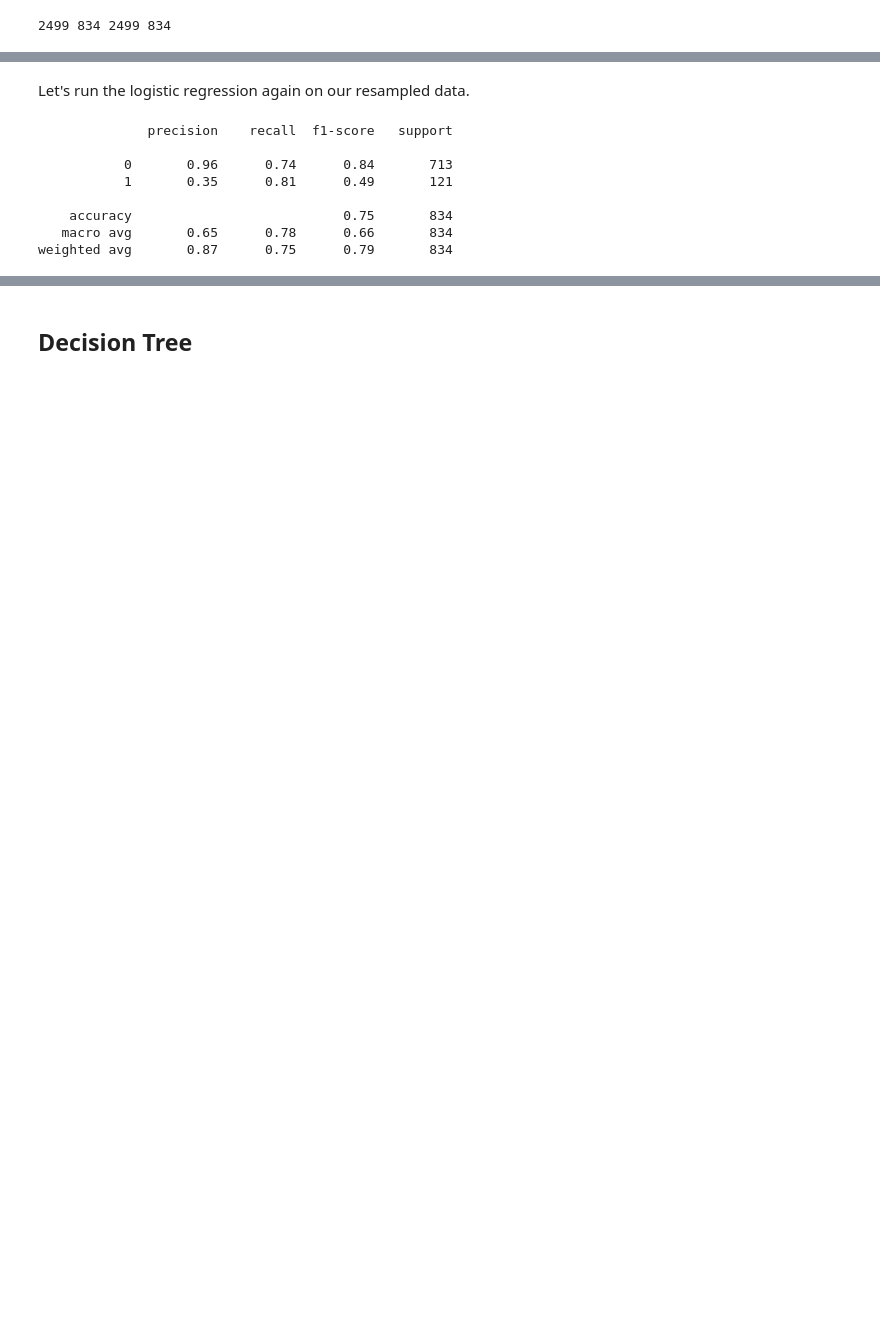
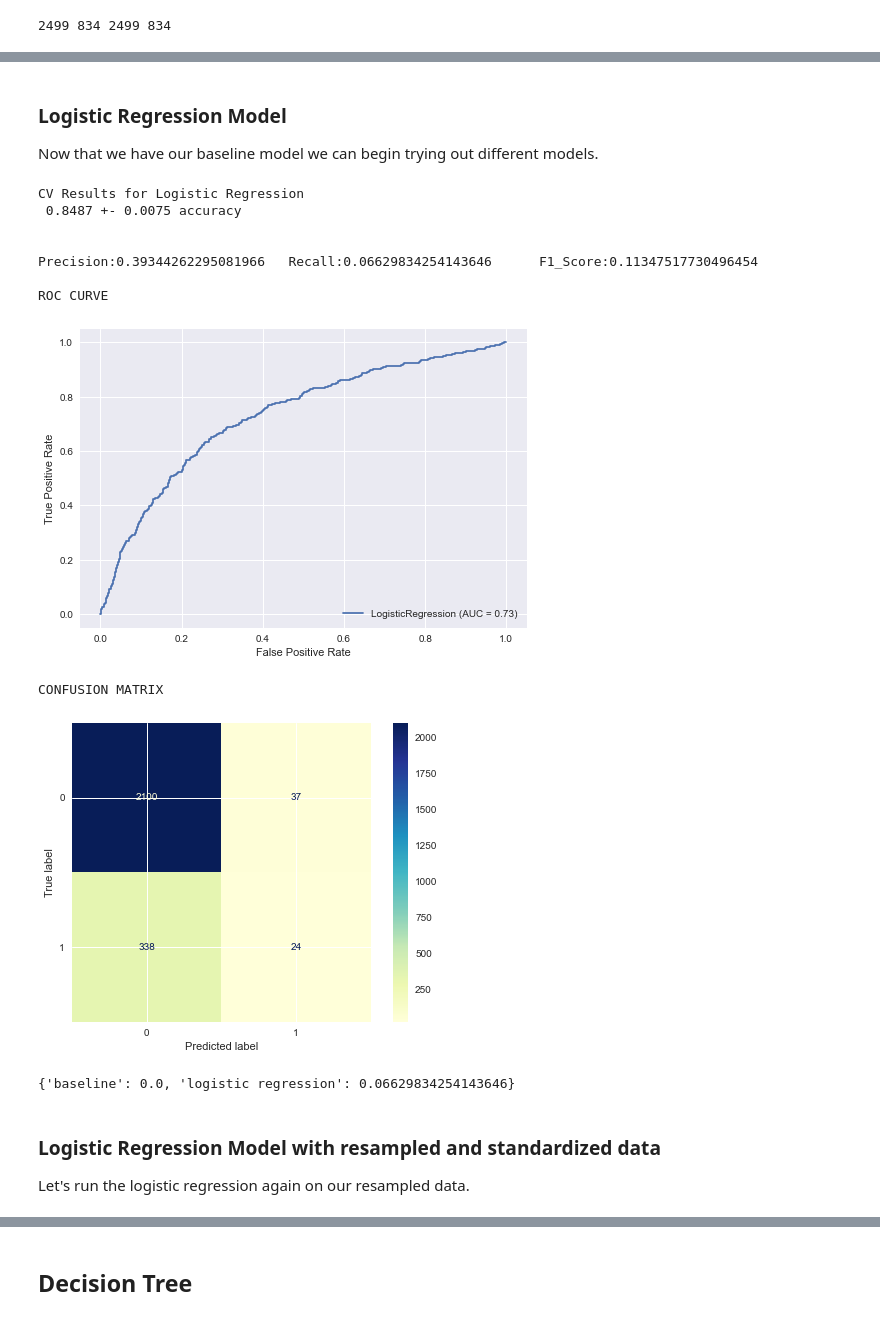
Before and after one commit to SSGrasland/SyriaTel-Customer-Churn-Rate, a Jupyter notebook: Phase 3 Notebook.ipynb, the cells around one changed output, grey strips where cells are left out. Saved outputs shown, nothing was run; the diff lists cells and outputs as text; code cells hidden in the pictures; blank space fills up the shorter version.

```diff
--- a/Phase 3 Notebook.ipynb
+++ b/Phase 3 Notebook.ipynb
@@ -376,15 +501,29 @@ resampled_X_train, resampled_y_train = smote.fit_resample(scaled_X_train, y_trai
+# %% [markdown]
+### Logistic Regression Model
+
+Now that we have our baseline model we can begin trying out different models.
+# %%
+lr= LogisticRegression(random_state = 56)
+lr.fit(X_train,y_train)
+lr_result = Model_test('Logistic Regression', lr, X_train, y_train)
+lr_result.print_summary()
+# %% [output]
+CV Results for Logistic Regression
+ 0.8487 +- 0.0075 accuracy
+
+
+Precision:0.39344262295081966   Recall:0.06629834254143646      F1_Score:0.11347517730496454
+
+ROC CURVE
+[figure, added]
+CONFUSION MATRIX
+[figure, added]
+# %%
+model_dict['logistic regression'] = lr_result.model_recall()
+model_dict
+# %% [output]
+{'baseline': 0.0, 'logistic regression': 0.06629834254143646}
 # %% [markdown]
+### Logistic Regression Model with resampled and standardized data
+
 Let's run the logistic regression again on our resampled data.
-# %%
-lr.fit(resampled_X_train, resampled_y_train)
-y_pred = lr.predict(scaled_X_test)
-print(classification_report(y_test, y_pred))
-# %% [output]
-              precision    recall  f1-score   support
-
-           0       0.96      0.74      0.84       713
-           1       0.35      0.81      0.49       121
-
-    accuracy                           0.75       834
-   macro avg       0.65      0.78      0.66       834
-weighted avg       0.87      0.75      0.79       834
```
Also changed, not shown: parts of 71 cells of this notebook, 1 other file.
